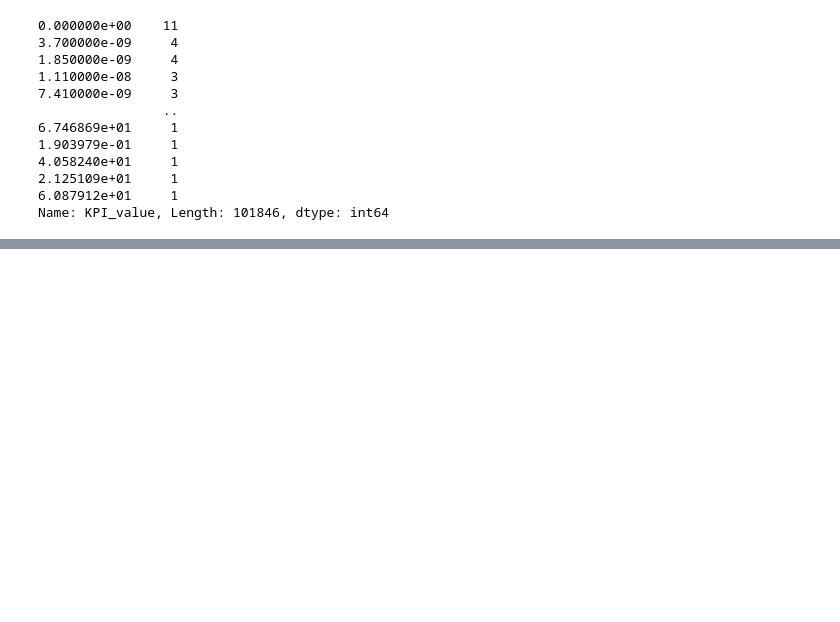
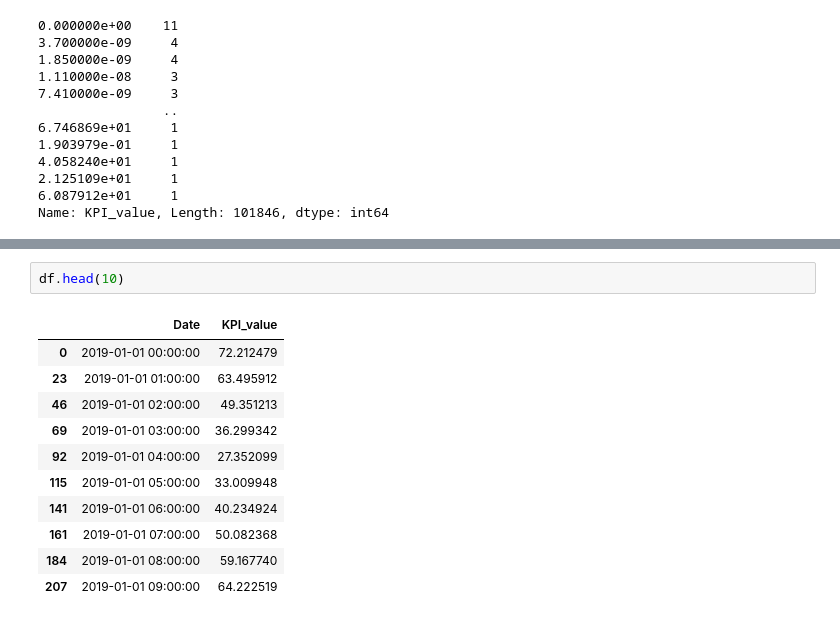
Before and after one commit to 33percent/time-series-analysis, a Jupyter notebook: notebooks/stats.ipynb, the cells around one changed output, grey strips where cells are left out. Drawn from its saved outputs; the diff is of its cells as text; blank space fills up the shorter version.

```diff
--- a/notebooks/stats.ipynb
+++ b/notebooks/stats.ipynb
@@ -65,0 +91,14 @@ sns.distplot(df['KPI_value'], color='g', bins=100, hist_kws={'alpha': 0.4});
+# %%
+df.head(10)
+# %% [output]
+|  | Date | KPI_value |
+| 0 | 2019-01-01 00:00:00 | 72.212479 |
+| 23 | 2019-01-01 01:00:00 | 63.495912 |
+| 46 | 2019-01-01 02:00:00 | 49.351213 |
+| 69 | 2019-01-01 03:00:00 | 36.299342 |
+| 92 | 2019-01-01 04:00:00 | 27.352099 |
+| 115 | 2019-01-01 05:00:00 | 33.009948 |
+| 141 | 2019-01-01 06:00:00 | 40.234924 |
+| 161 | 2019-01-01 07:00:00 | 50.082368 |
+| 184 | 2019-01-01 08:00:00 | 59.167740 |
+| 207 | 2019-01-01 09:00:00 | 64.222519 |
```
Also changed, not shown: parts of 15 cells of this notebook, 1 other file.
